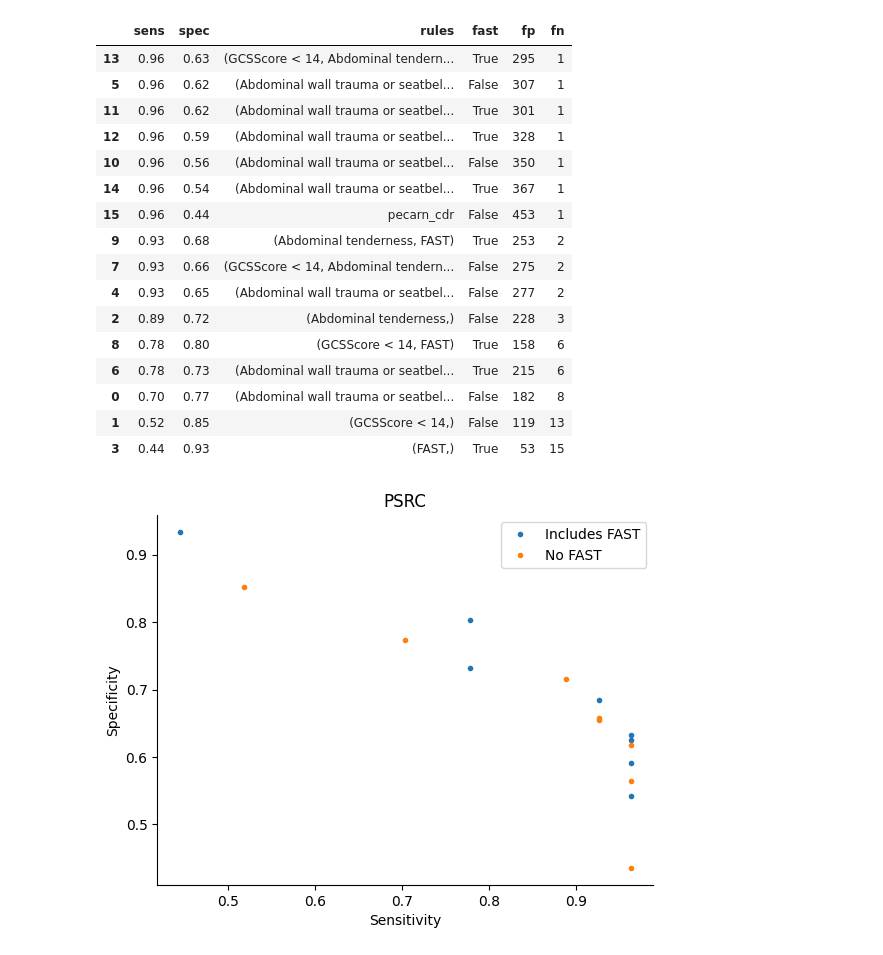
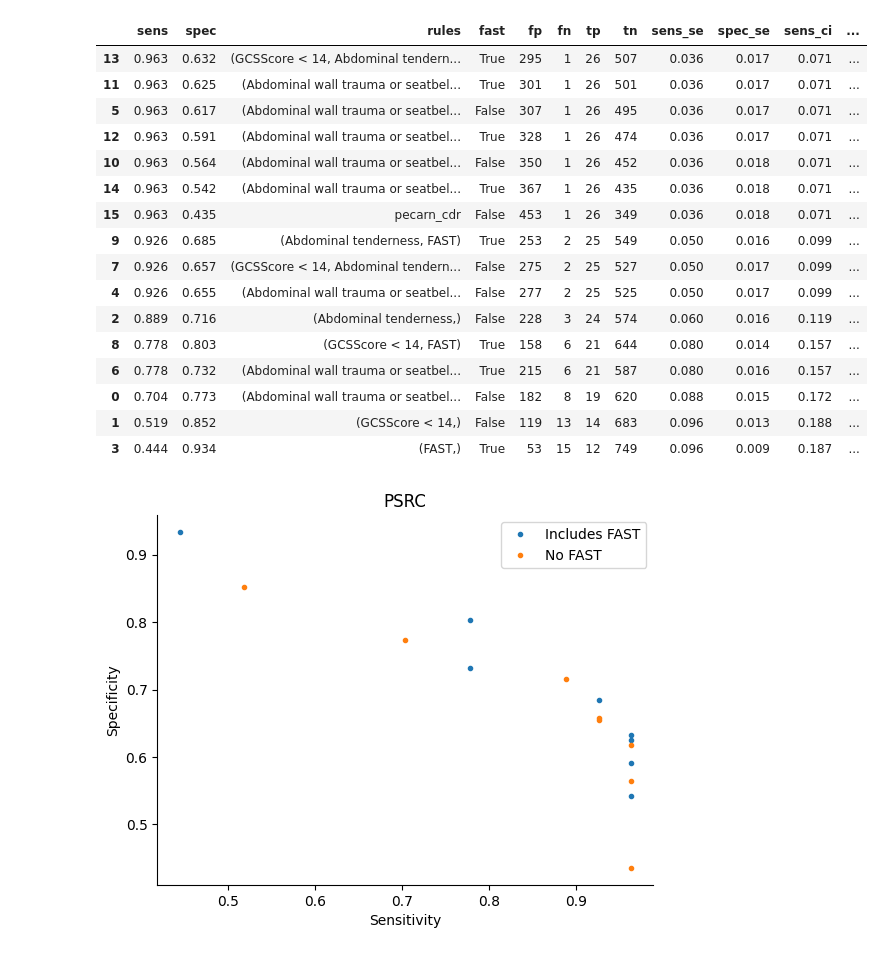
Before and after one commit to csinva/iai-clinical-decision-rule, a Jupyter notebook: notebooks/10_fast_psrc_brute_force.ipynb, the cells around one changed output. Saved outputs shown, nothing was run; the diff lists cells and outputs as text; code cells hidden in the pictures.

```diff
--- a/notebooks/10_fast_psrc_brute_force.ipynb
+++ b/notebooks/10_fast_psrc_brute_force.ipynb
@@ -90,29 +106,40 @@ for comb in combs + ['pecarn_cdr']:
     r['fast'].append('FAST' in comb)
     r['fp'].append(fp)
     r['fn'].append(fn)
+    r['tp'].append(tp)
+    r['tn'].append(tn)
+    sens_se = np.sqrt(sens * (1 - sens) / (tp + fn))
+    spec_se = np.sqrt(spec * (1 - spec) / (tn + fp))
+    r['sens_se'].append(sens_se)
+    r['spec_se'].append(spec_se)
+    r['sens_ci'].append(1.96 * sens_se)
+    r['spec_ci'].append(1.96 * spec_se)
 
-r = pd.DataFrame.from_dict(r)
+r = pd.DataFrame.from_dict(r).round(3)
+r['spec_int'] = (r['spec'] - r['spec_ci']).round(3).astype(str) + ' ' + (r['spec'] + r['spec_ci']).round(3).astype(str)
+r['sens_int'] = (r['sens'] - r['sens_ci']).round(3).astype(str) + ' ' + (r['sens'] + r['sens_ci']).round(3).astype(str)
 # %%
 pd.set_option('display.max_colwidth', None)
-r.round(2).sort_values(by=['sens', 'spec'], ascending=False)
+r.round(3).sort_values(by=['sens', 'spec'], ascending=False)
+# can get 95% CI with
 # %% [output]
-|  | sens | spec | rules | fast | fp | fn |
-| 13 | 0.96 | 0.63 | (GCSScore < 14, Abdominal tendern... | True | 295 | 1 |
-| 5 | 0.96 | 0.62 | (Abdominal wall trauma or seatbel... | False | 307 | 1 |
-| 11 | 0.96 | 0.62 | (Abdominal wall trauma or seatbel... | True | 301 | 1 |
-| 12 | 0.96 | 0.59 | (Abdominal wall trauma or seatbel... | True | 328 | 1 |
-| 10 | 0.96 | 0.56 | (Abdominal wall trauma or seatbel... | False | 350 | 1 |
-| 14 | 0.96 | 0.54 | (Abdominal wall trauma or seatbel... | True | 367 | 1 |
-| 15 | 0.96 | 0.44 | pecarn_cdr | False | 453 | 1 |
-| 9 | 0.93 | 0.68 | (Abdominal tenderness, FAST) | True | 253 | 2 |
-| 7 | 0.93 | 0.66 | (GCSScore < 14, Abdominal tendern... | False | 275 | 2 |
-| 4 | 0.93 | 0.65 | (Abdominal wall trauma or seatbel... | False | 277 | 2 |
-| 2 | 0.89 | 0.72 | (Abdominal tenderness,) | False | 228 | 3 |
-| 8 | 0.78 | 0.80 | (GCSScore < 14, FAST) | True | 158 | 6 |
-| 6 | 0.78 | 0.73 | (Abdominal wall trauma or seatbel... | True | 215 | 6 |
-| 0 | 0.70 | 0.77 | (Abdominal wall trauma or seatbel... | False | 182 | 8 |
-| 1 | 0.52 | 0.85 | (GCSScore < 14,) | False | 119 | 13 |
-| 3 | 0.44 | 0.93 | (FAST,) | True | 53 | 15 |
+|  | sens | spec | rules | fast | fp | fn | tp | tn | sens_se | spec_se | sens_ci | ... |
+| 13 | 0.963 | 0.632 | (GCSScore < 14, Abdominal tendern... | True | 295 | 1 | 26 | 507 | 0.036 | 0.017 | 0.071 | ... |
+| 11 | 0.963 | 0.625 | (Abdominal wall trauma or seatbel... | True | 301 | 1 | 26 | 501 | 0.036 | 0.017 | 0.071 | ... |
+| 5 | 0.963 | 0.617 | (Abdominal wall trauma or seatbel... | False | 307 | 1 | 26 | 495 | 0.036 | 0.017 | 0.071 | ... |
+| 12 | 0.963 | 0.591 | (Abdominal wall trauma or seatbel... | True | 328 | 1 | 26 | 474 | 0.036 | 0.017 | 0.071 | ... |
+| 10 | 0.963 | 0.564 | (Abdominal wall trauma or seatbel... | False | 350 | 1 | 26 | 452 | 0.036 | 0.018 | 0.071 | ... |
+| 14 | 0.963 | 0.542 | (Abdominal wall trauma or seatbel... | True | 367 | 1 | 26 | 435 | 0.036 | 0.018 | 0.071 | ... |
+| 15 | 0.963 | 0.435 | pecarn_cdr | False | 453 | 1 | 26 | 349 | 0.036 | 0.018 | 0.071 | ... |
+| 9 | 0.926 | 0.685 | (Abdominal tenderness, FAST) | True | 253 | 2 | 25 | 549 | 0.050 | 0.016 | 0.099 | ... |
+| 7 | 0.926 | 0.657 | (GCSScore < 14, Abdominal tendern... | False | 275 | 2 | 25 | 527 | 0.050 | 0.017 | 0.099 | ... |
+| 4 | 0.926 | 0.655 | (Abdominal wall trauma or seatbel... | False | 277 | 2 | 25 | 525 | 0.050 | 0.017 | 0.099 | ... |
+| 2 | 0.889 | 0.716 | (Abdominal tenderness,) | False | 228 | 3 | 24 | 574 | 0.060 | 0.016 | 0.119 | ... |
+| 8 | 0.778 | 0.803 | (GCSScore < 14, FAST) | True | 158 | 6 | 21 | 644 | 0.080 | 0.014 | 0.157 | ... |
+| 6 | 0.778 | 0.732 | (Abdominal wall trauma or seatbel... | True | 215 | 6 | 21 | 587 | 0.080 | 0.016 | 0.157 | ... |
+| 0 | 0.704 | 0.773 | (Abdominal wall trauma or seatbel... | False | 182 | 8 | 19 | 620 | 0.088 | 0.015 | 0.172 | ... |
+| 1 | 0.519 | 0.852 | (GCSScore < 14,) | False | 119 | 13 | 14 | 683 | 0.096 | 0.013 | 0.188 | ... |
+| 3 | 0.444 | 0.934 | (FAST,) | True | 53 | 15 | 12 | 749 | 0.096 | 0.009 | 0.187 | ... |
 # %%
 plt.title(DATASET)
 plt.plot(r['sens'][r['fast']], r['spec'][r['fast']], '.', label='Includes FAST')
```
Also changed, not shown: parts of 2 cells of this notebook.
